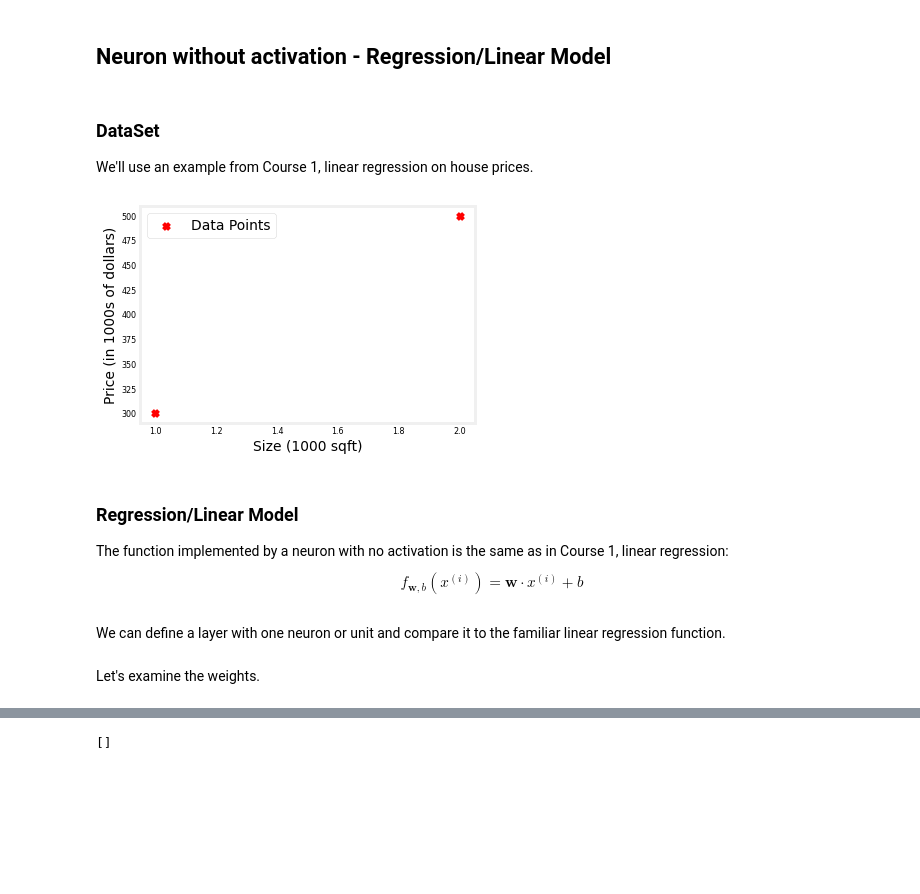
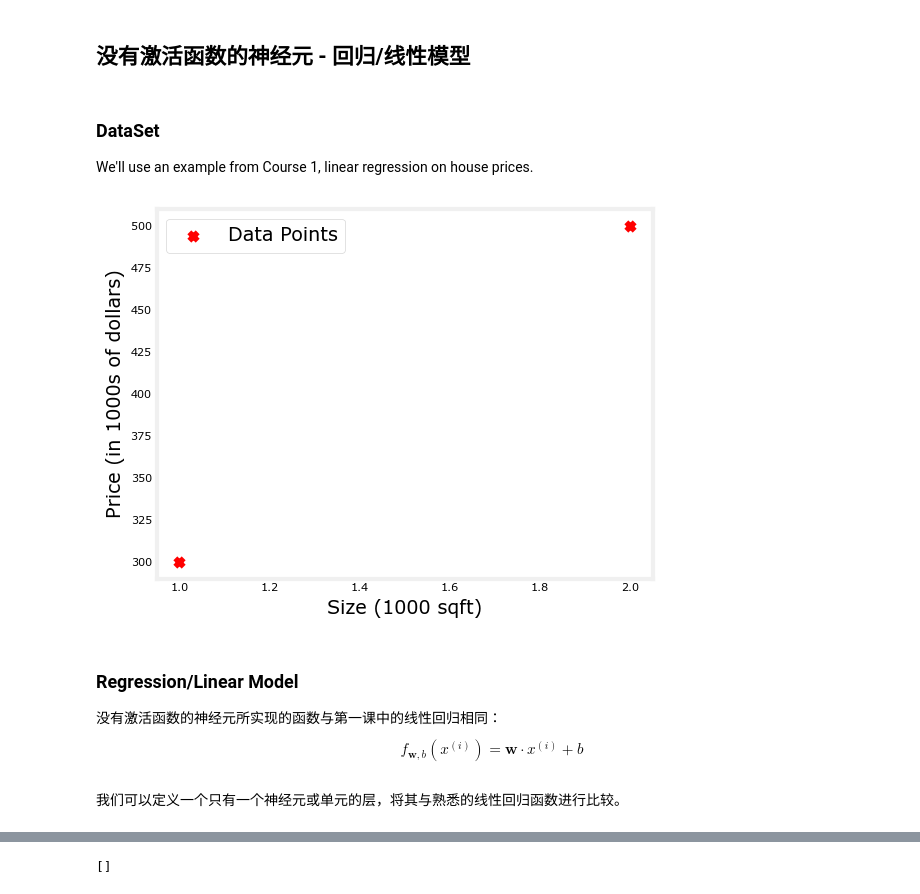
Before and after one commit to kshern/2022-Machine-Learning-Specialization, a Jupyter notebook: Advanced Learning Algorithms/week1/3.Neural network model/C2_W1_Lab01_Neurons_and_Layers.ipynb, the cells around one changed output, grey strips where cells are left out. Drawn from its saved outputs; the diff is of its cells as text; code cells hidden in the pictures; blank space fills up the shorter version.

```diff
--- a/Advanced Learning Algorithms/week1/3.Neural network model/C2_W1_Lab01_Neurons_and_Layers.ipynb
+++ b/Advanced Learning Algorithms/week1/3.Neural network model/C2_W1_Lab01_Neurons_and_Layers.ipynb
@@ -22,30 +23,30 @@ plt.style.use('./deeplearning.mplstyle')
 import logging
 logging.getLogger("tensorflow").setLevel(logging.ERROR)
 tf.autograph.set_verbosity(0)
-# %% [markdown]
-## Neuron without activation - Regression/Linear Model
+# %% [markdown]
+##  没有激活函数的神经元 - 回归/线性模型
 # %% [markdown]
 ### DataSet
 We'll use an example from Course 1, linear regression on house prices.
 # %%
-X_train = np.array([[1.0], [2.0]], dtype=np.float32)           #(size in 1000 square feet)
-Y_train = np.array([[300.0], [500.0]], dtype=np.float32)       #(price in 1000s of dollars)
+X_train = np.array([[1.0],
+                    [2.0]], dtype=np.float32)           #(size in 1000 square feet)
+Y_train = np.array([[300.0],
+                    [500.0]], dtype=np.float32)       #(price in 1000s of dollars)
 
 fig, ax = plt.subplots(1,1)
 ax.scatter(X_train, Y_train, marker='x', c='r', label="Data Points")
 ax.legend( fontsize='xx-large')
 ax.set_ylabel('Price (in 1000s of dollars)', fontsize='xx-large')
 ax.set_xlabel('Size (1000 sqft)', fontsize='xx-large')
 plt.show()
 # %% [output]
-[figure, old version]
+[figure, new version]
 # %% [markdown]
 ### Regression/Linear Model
-The function implemented by a neuron with no activation is the same as in Course 1, linear regression:
+没有激活函数的神经元所实现的函数与第一课中的线性回归相同：
 $$ f_{\mathbf{w},b}(x^{(i)}) = \mathbf{w}\cdot x^{(i)} + b \tag{1}$$
-# %% [markdown]
-We can define a layer with one neuron or unit and compare it to the familiar linear regression function.
+# %% [markdown]
+我们可以定义一个只有一个神经元或单元的层，将其与熟悉的线性回归函数进行比较。
 # %%
 linear_layer = tf.keras.layers.Dense(units=1, activation = 'linear', )
-# %% [markdown]
-Let's examine the weights.
```
Also changed, not shown: parts of 35 cells of this notebook, 1 other file.
